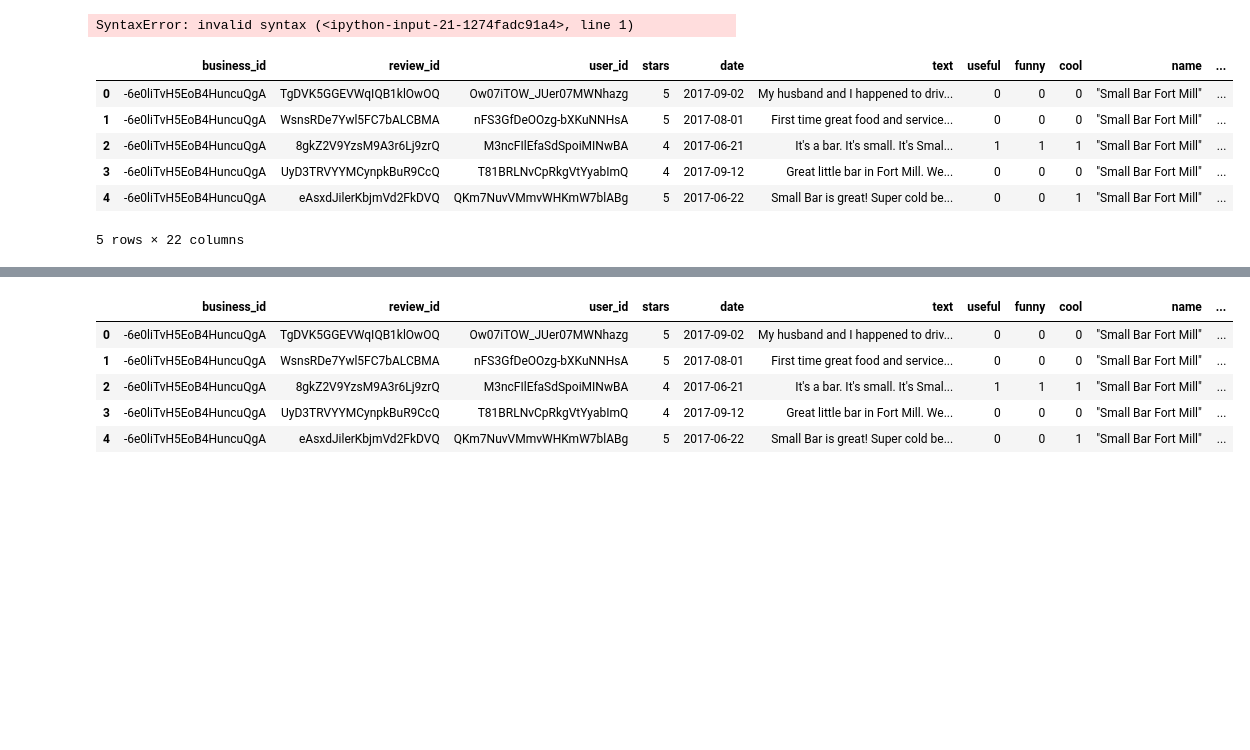
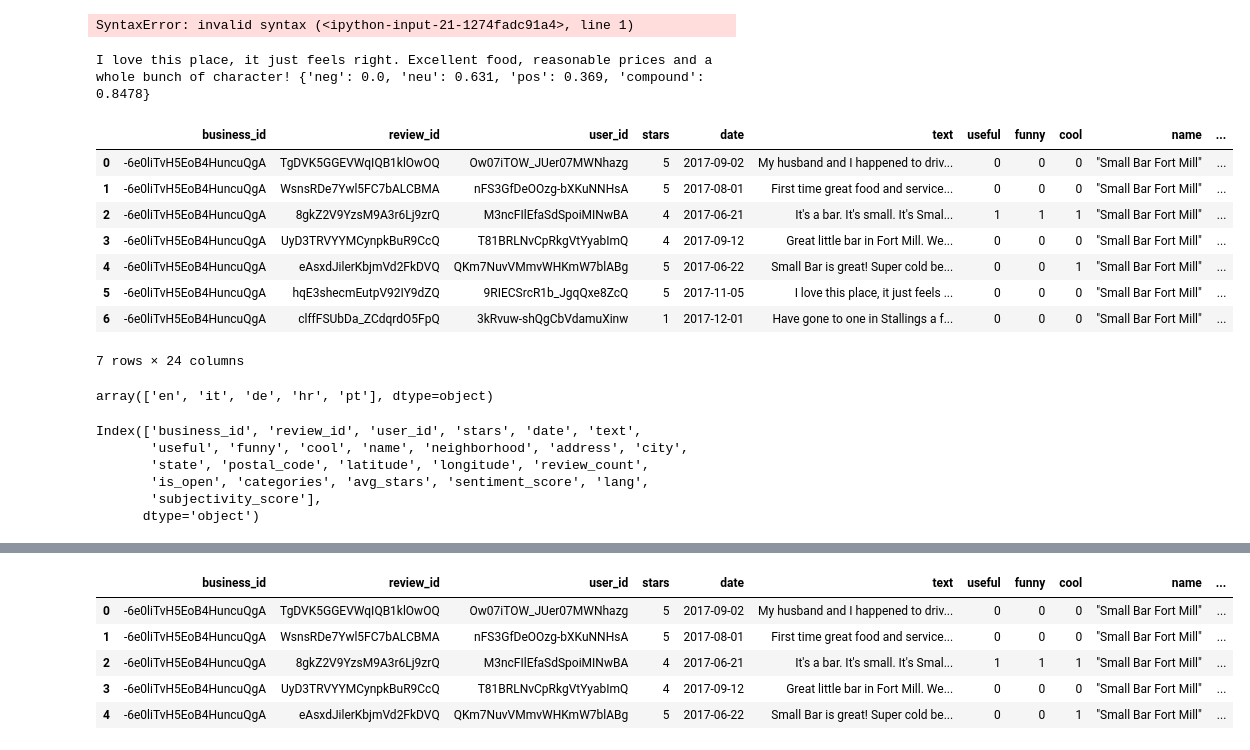
Before and after one commit to schubline/capstone_project, a Jupyter notebook: eda_notebooks/nlp_food_review_sc.ipynb, the cells around one changed output, grey strips where cells are left out. Cells and saved outputs as stored; diff of their text form; code cells hidden in the pictures; blank space fills up the shorter version.

```diff
--- a/eda_notebooks/nlp_food_review_sc.ipynb
+++ b/eda_notebooks/nlp_food_review_sc.ipynb
@@ -107,0 +150,6 @@ data.head()
+# %%
+# creating a sentiment score feature
+data["sentiment_score"] = data["text"].apply(lambda x: TextBlob(x).polarity)
+# %%
+# creating a subjectivity score feature
+data["subjectivity_score"] = data["text"].apply(lambda x: TextBlob(x).subjectivity)
@@ -107,0 +278,2 @@ data.head()
+# %%
+data["above_4_stars"] =
@@ -265,3 +466,5 @@ sentiment = TextBlob(data["text"][0]).polarity
 data.assign(sentiment_score lambda x: TextBlob(x) for x in data["text"])
 # %% [output]
 SyntaxError: invalid syntax (<ipython-input-21-1274fadc91a4>, line 1)
+# %%
+data["subjectivity_score"] = data["text"].apply(lambda x: TextBlob(x).subjectivity)
@@ -268,12 +477,18 @@ SyntaxError: invalid syntax (<ipython-input-21-1274fadc91a4>, line 1)
+# %%
+print_sentiment_scores(data["text"][5])
+# %% [output]
+I love this place, it just feels right. Excellent food, reasonable prices and a whole bunch of character! {'neg': 0.0, 'neu': 0.631, 'pos': 0.369, 'compound': 0.8478}
 # %%
 data["sentiment_score"] = data["text"].apply(lambda x: TextBlob(x).polarity)
 # %%
-data.head()
+data.head(7)
 # %% [output]
 |  | business_id | review_id | user_id | stars | date | text | useful | funny | cool | name | ... |
 | 0 | -6e0liTvH5EoB4HuncuQgA | TgDVK5GGEVWqIQB1klOwOQ | Ow07iTOW_JUer07MWNhazg | 5 | 2017-09-02 | My husband and I happened to driv... | 0 | 0 | 0 | "Small Bar Fort Mill" | ... |
 | 1 | -6e0liTvH5EoB4HuncuQgA | WsnsRDe7Ywl5FC7bALCBMA | nFS3GfDeOOzg-bXKuNNHsA | 5 | 2017-08-01 | First time great food and service... | 0 | 0 | 0 | "Small Bar Fort Mill" | ... |
 | 2 | -6e0liTvH5EoB4HuncuQgA | 8gkZ2V9YzsM9A3r6Lj9zrQ | M3ncFIlEfaSdSpoiMINwBA | 4 | 2017-06-21 | It's a bar. It's small. It's Smal... | 1 | 1 | 1 | "Small Bar Fort Mill" | ... |
 | 3 | -6e0liTvH5EoB4HuncuQgA | UyD3TRVYYMCynpkBuR9CcQ | T81BRLNvCpRkgVtYyabImQ | 4 | 2017-09-12 | Great little bar in Fort Mill. We... | 0 | 0 | 0 | "Small Bar Fort Mill" | ... |
 | 4 | -6e0liTvH5EoB4HuncuQgA | eAsxdJilerKbjmVd2FkDVQ | QKm7NuvVMmvWHKmW7blABg | 5 | 2017-06-22 | Small Bar is great! Super cold be... | 0 | 0 | 1 | "Small Bar Fort Mill" | ... |
+| 5 | -6e0liTvH5EoB4HuncuQgA | hqE3shecmEutpV92IY9dZQ | 9RIECSrcR1b_JgqQxe8ZcQ | 5 | 2017-11-05 | I love this place, it just feels ... | 0 | 0 | 0 | "Small Bar Fort Mill" | ... |
+| 6 | -6e0liTvH5EoB4HuncuQgA | clffFSUbDa_ZCdqrdO5FpQ | 3kRvuw-shQgCbVdamuXinw | 1 | 2017-12-01 | Have gone to one in Stallings a f... | 0 | 0 | 0 | "Small Bar Fort Mill" | ... |
-5 rows × 22 columns
+7 rows × 24 columns
@@ -282,0 +495,4 @@ from collections import Counter
+# %%
+data["lang"].unique()
+# %% [output]
+array(['en', 'it', 'de', 'hr', 'pt'], dtype=object)
@@ -282,0 +504,9 @@ from collections import Counter
+# %%
+data.columns
+# %% [output]
+Index(['business_id', 'review_id', 'user_id', 'stars', 'date', 'text',
+       'useful', 'funny', 'cool', 'name', 'neighborhood', 'address', 'city',
+       'state', 'postal_code', 'latitude', 'longitude', 'review_count',
+       'is_open', 'categories', 'avg_stars', 'sentiment_score', 'lang',
+       'subjectivity_score'],
+      dtype='object')
```
Also changed, not shown: parts of 53 cells of this notebook.
